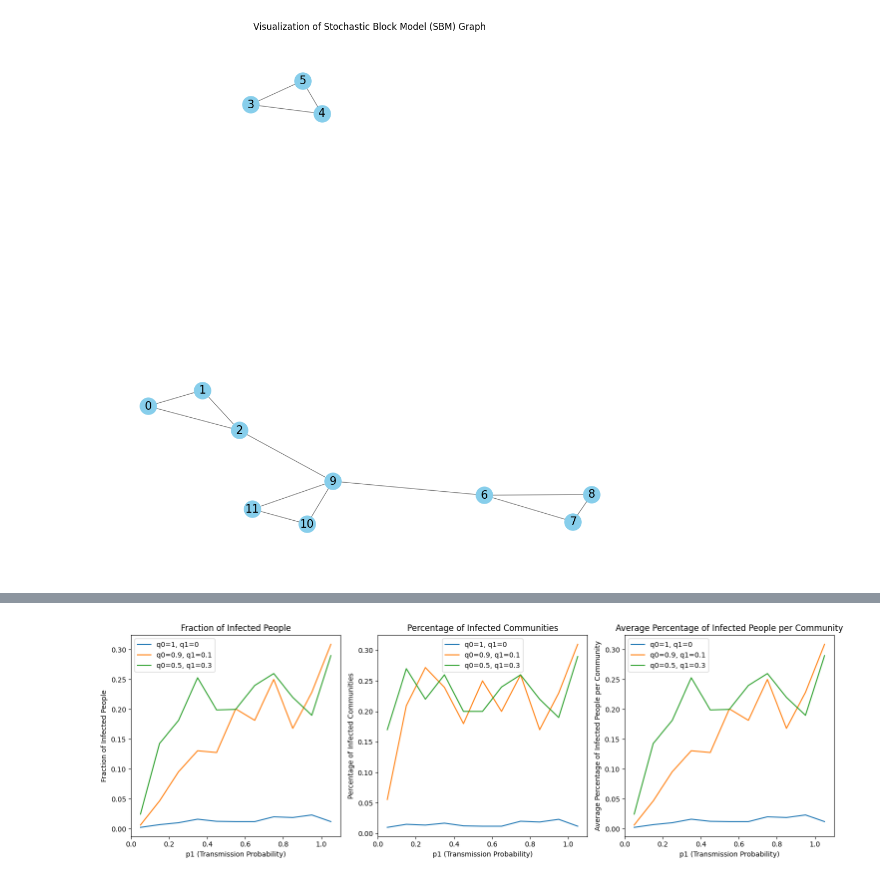
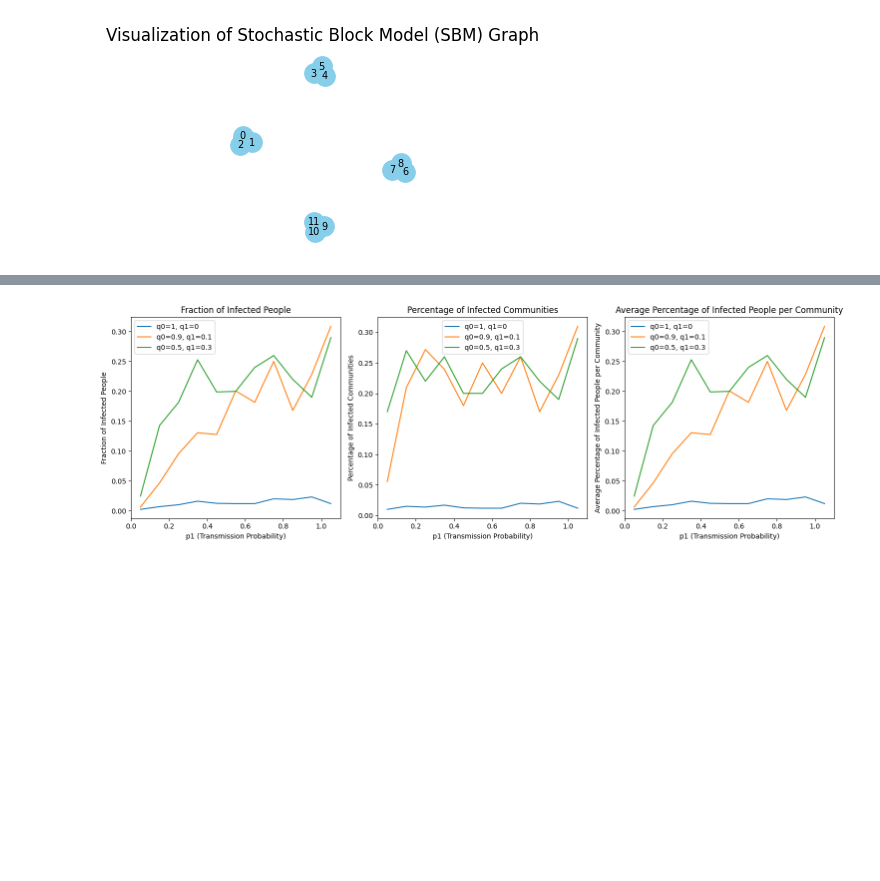
Before and after one commit to utk7arsh/Adaptive-testing-for-infection-spread, a Jupyter notebook: ECE134Project.ipynb, the cells around one changed output, grey strips where cells are left out. Saved outputs shown, nothing was run; the diff lists cells and outputs as text; code cells hidden in the pictures; blank space fills up the shorter version.

```diff
--- a/ECE134Project.ipynb
+++ b/ECE134Project.ipynb
@@ -12,12 +12,12 @@ from sbm import *
 # %%
 # SBM Testing
 # from sbm import *
 
 N = 12  # Total number of nodes
 M = 4    # Number of communities
 q0 = 1 # Intra-community connection probability
-q1 = 0.05 # Inter-community connection probability
+q1 = 0.01 # Inter-community connection probability
 G = SBM(N, M, q0, q1)
 visualize_graph(G)
 # %% [output]
-[figure, old version]
+[figure, new version]
```
Also changed, not shown: parts of 10 cells of this notebook, 1 other file.
